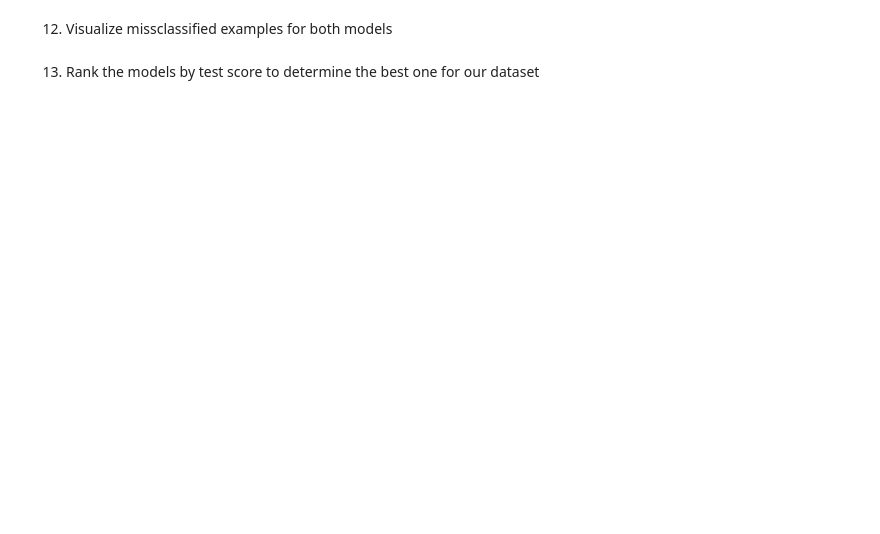
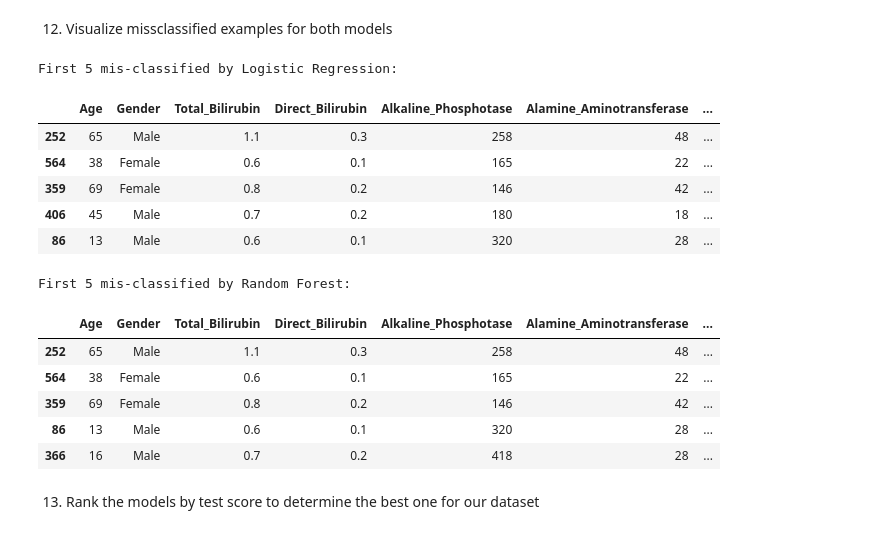
Before and after one commit to MeKirkpatrick/BME3053CFinalProject, a Jupyter notebook: Project.ipynb, the cells around one changed output. Drawn from its saved outputs; the diff is of its cells as text; code cells hidden in the pictures; blank space fills up the shorter version.

```diff
--- a/Project.ipynb
+++ b/Project.ipynb
@@ -138,4 +246,35 @@ X_test_scaled = scaler.transform(X_test)
 # %% [markdown]
 12. Visualize missclassified examples for both models
+# %%
+mis_lr = df.loc[X_test.index].copy()
+mis_lr['y_true'] = y_test.values
+mis_lr['y_pred'] = y_pred
+mis_lr = mis_lr[mis_lr.y_true != mis_lr.y_pred]
+
+mis_rf = df.loc[X_test.index].copy()
+mis_rf['y_true'] = y_test.values
+mis_rf['y_pred'] = y_pred_rf
+mis_rf = mis_rf[mis_rf.y_true != mis_rf.y_pred]
+
+print("First 5 mis‑classified by Logistic Regression:")
+display(mis_lr.head())
+
+print("\nFirst 5 mis‑classified by Random Forest:")
+display(mis_rf.head())
+# %% [output]
+First 5 mis‑classified by Logistic Regression:
+|  | Age | Gender | Total_Bilirubin | Direct_Bilirubin | Alkaline_Phosphotase | Alamine_Aminotransferase | ... |
+| 252 | 65 | Male | 1.1 | 0.3 | 258 | 48 | ... |
+| 564 | 38 | Female | 0.6 | 0.1 | 165 | 22 | ... |
+| 359 | 69 | Female | 0.8 | 0.2 | 146 | 42 | ... |
+| 406 | 45 | Male | 0.7 | 0.2 | 180 | 18 | ... |
+| 86 | 13 | Male | 0.6 | 0.1 | 320 | 28 | ... |
+First 5 mis‑classified by Random Forest:
+|  | Age | Gender | Total_Bilirubin | Direct_Bilirubin | Alkaline_Phosphotase | Alamine_Aminotransferase | ... |
+| 252 | 65 | Male | 1.1 | 0.3 | 258 | 48 | ... |
+| 564 | 38 | Female | 0.6 | 0.1 | 165 | 22 | ... |
+| 359 | 69 | Female | 0.8 | 0.2 | 146 | 42 | ... |
+| 86 | 13 | Male | 0.6 | 0.1 | 320 | 28 | ... |
+| 366 | 16 | Male | 0.7 | 0.2 | 418 | 28 | ... |
 # %% [markdown]
 13. Rank the models by test score to determine the best one for our dataset
```
Also changed, not shown: parts of 9 cells of this notebook.
